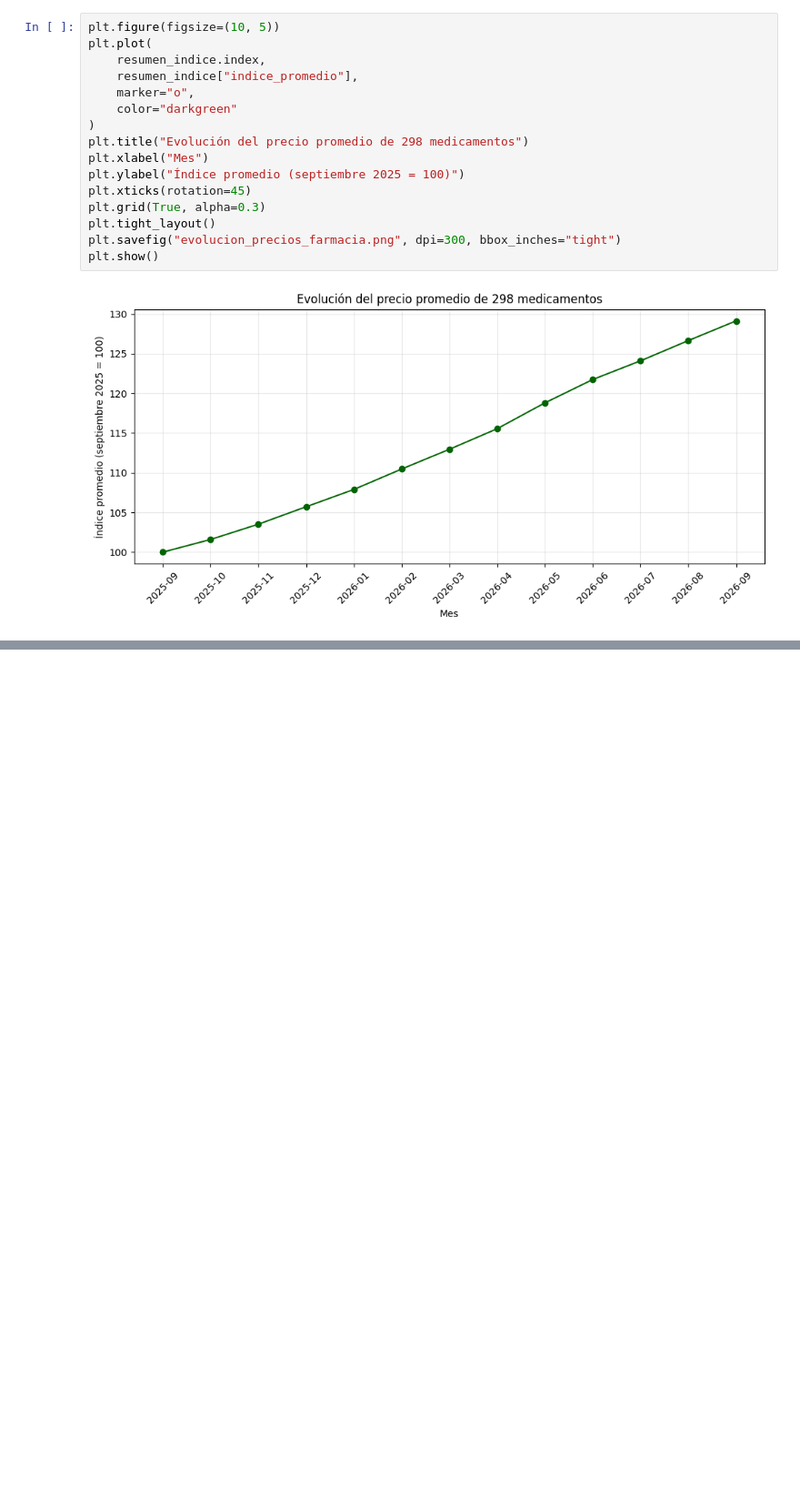
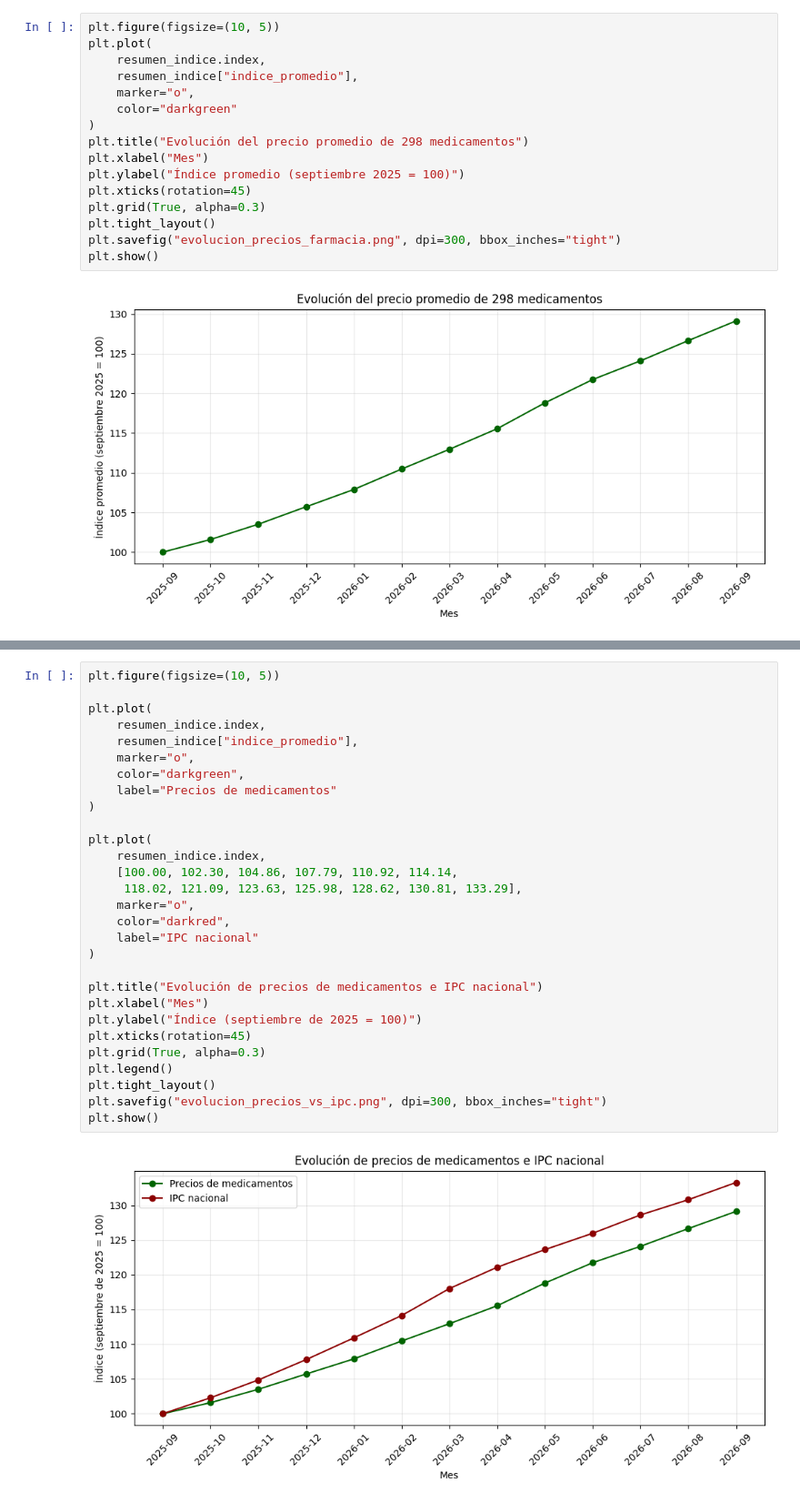
Before and after one commit to fjmv89/Trabajo-Practico-Grupal, a Jupyter notebook: Analisis.ipynb, the cells around one changed output, grey strips where cells are left out. Shown at 91% size. Drawn from its saved outputs; the diff is of its cells as text; blank space fills up the shorter version.

```diff
--- a/Analisis.ipynb
+++ b/Analisis.ipynb
@@ -503,0 +545,31 @@ plt.show()
+# %%
+plt.figure(figsize=(10, 5))
+
+plt.plot(
+    resumen_indice.index,
+    resumen_indice["indice_promedio"],
+    marker="o",
+    color="darkgreen",
+    label="Precios de medicamentos"
+)
+
+plt.plot(
+    resumen_indice.index,
+    [100.00, 102.30, 104.86, 107.79, 110.92, 114.14,
+     118.02, 121.09, 123.63, 125.98, 128.62, 130.81, 133.29],
+    marker="o",
+    color="darkred",
+    label="IPC nacional"
+)
+
+plt.title("Evolución de precios de medicamentos e IPC nacional")
+plt.xlabel("Mes")
+plt.ylabel("Índice (septiembre de 2025 = 100)")
+plt.xticks(rotation=45)
+plt.grid(True, alpha=0.3)
+plt.legend()
+plt.tight_layout()
+plt.savefig("evolucion_precios_vs_ipc.png", dpi=300, bbox_inches="tight")
+plt.show()
+# %% [output]
+[figure, added]
```
Also changed, not shown: parts of 3 cells of this notebook.
